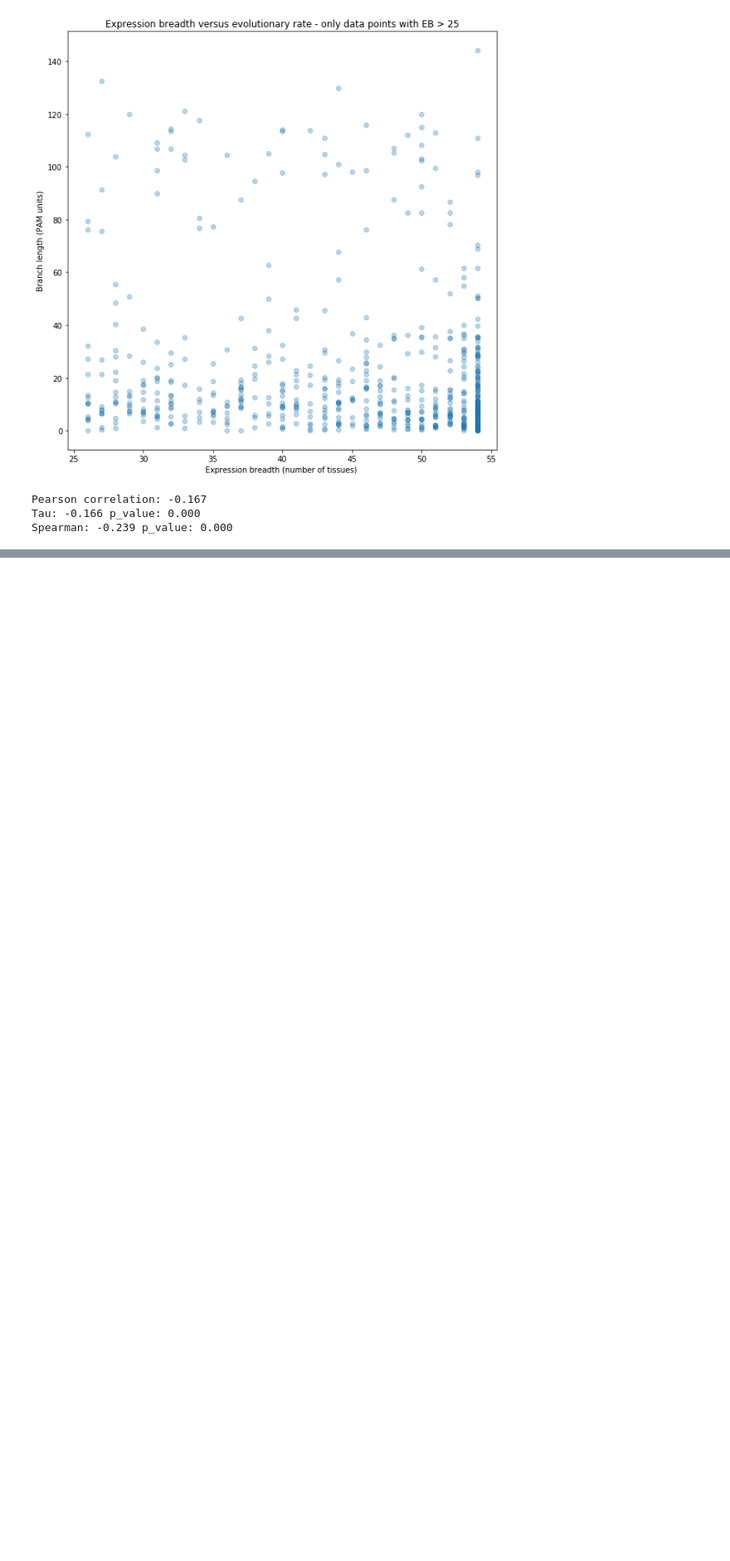
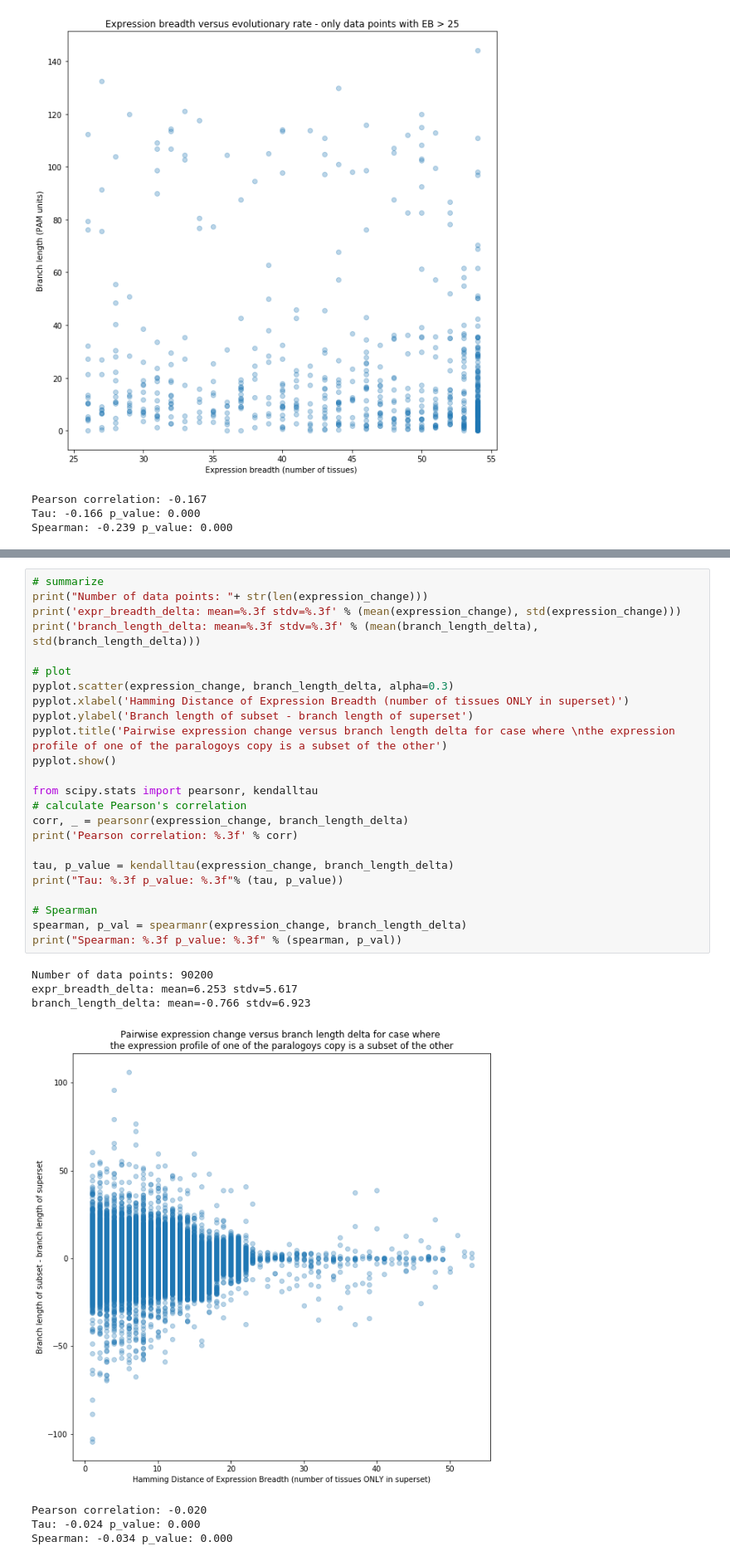
Before and after one commit to anazhaw/tutorial_branch_length, a Jupyter notebook: code/Applied_Case_Study.ipynb, the cells around one changed output, grey strips where cells are left out. Shown: that part at 83% size. Saved outputs shown, nothing was run; the diff lists cells and outputs as text; blank space fills up the shorter version.

```diff
--- a/code/Applied_Case_Study.ipynb
+++ b/code/Applied_Case_Study.ipynb
@@ -199,0 +369,32 @@ Spearman: -0.239 p_value: 0.000
+# %%
+# summarize
+print("Number of data points: "+ str(len(expression_change)))
+print('expr_breadth_delta: mean=%.3f stdv=%.3f' % (mean(expression_change), std(expression_change)))
+print('branch_length_delta: mean=%.3f stdv=%.3f' % (mean(branch_length_delta), std(branch_length_delta)))
+
+# plot
+pyplot.scatter(expression_change, branch_length_delta, alpha=0.3)
+pyplot.xlabel('Hamming Distance of Expression Breadth (number of tissues ONLY in superset)')
+pyplot.ylabel('Branch length of subset - branch length of superset')
+pyplot.title('Pairwise expression change versus branch length delta for case where \nthe expression profile of one of the paralogoys copy is a subset of the other')
+pyplot.show()
+
+from scipy.stats import pearsonr, kendalltau
+# calculate Pearson's correlation
+corr, _ = pearsonr(expression_change, branch_length_delta)
+print('Pearson correlation: %.3f' % corr)
+
+tau, p_value = kendalltau(expression_change, branch_length_delta)
+print("Tau: %.3f p_value: %.3f"% (tau, p_value))
+
+# Spearman
+spearman, p_val = spearmanr(expression_change, branch_length_delta)
+print("Spearman: %.3f p_value: %.3f" % (spearman, p_val))
+# %% [output]
+Number of data points: 90200
+expr_breadth_delta: mean=6.253 stdv=5.617
+branch_length_delta: mean=-0.766 stdv=6.923
+[figure, added]
+Pearson correlation: -0.020
+Tau: -0.024 p_value: 0.000
+Spearman: -0.034 p_value: 0.000
```
Also changed, not shown: parts of 16 cells of this notebook.
